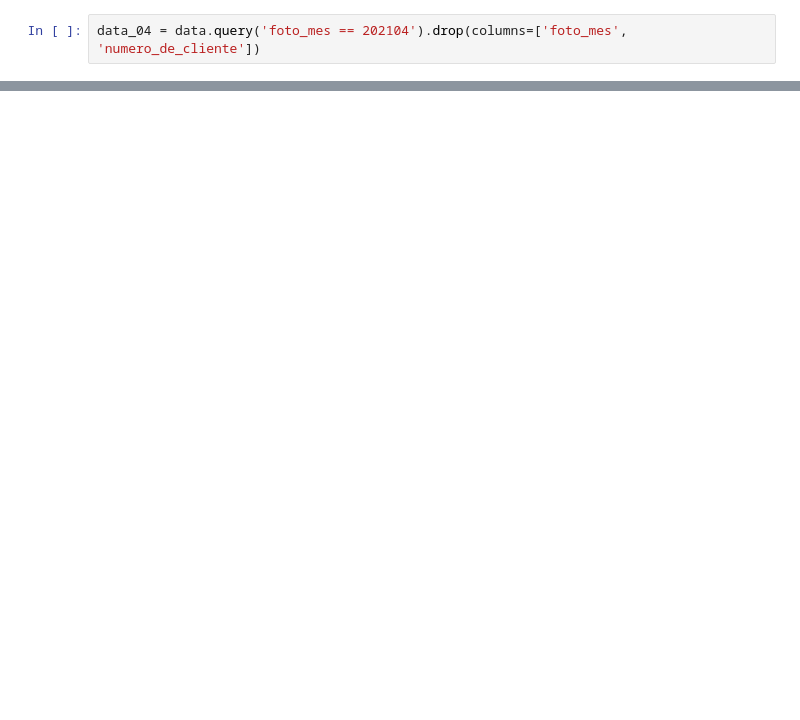
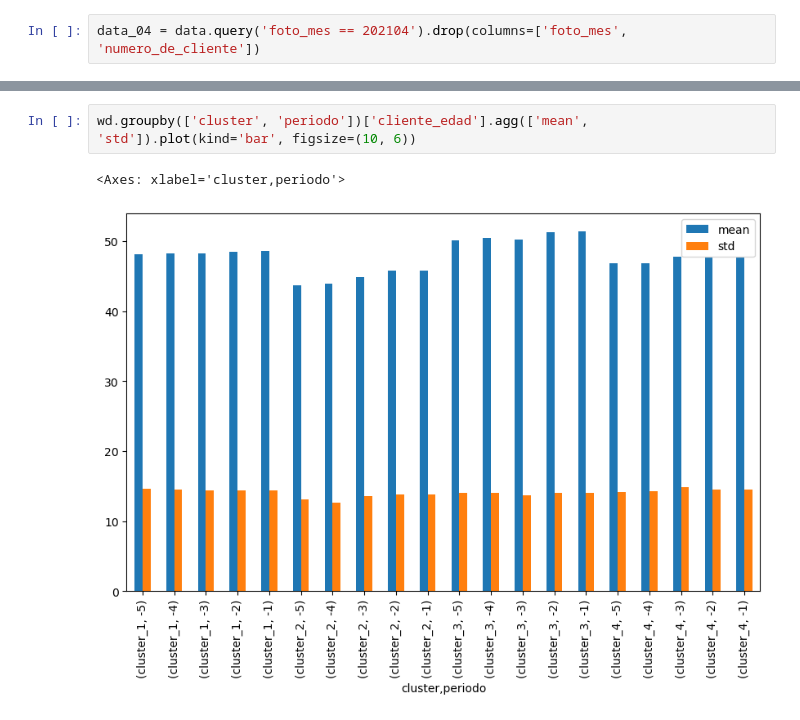
Before and after one commit to tizan25/dmeyf2024, a Jupyter notebook: s-manda/EDA.ipynb, the cells around one changed output, grey strips where cells are left out. Cells and saved outputs as stored; diff of their text form; blank space fills up the shorter version.

```diff
--- a/s-manda/EDA.ipynb
+++ b/s-manda/EDA.ipynb
@@ -30,0 +47,5 @@ KeyboardInterrupt:
+# %%
+wd.groupby(['cluster', 'periodo'])['cliente_edad'].agg(['mean', 'std']).plot(kind='bar', figsize=(10, 6))
+# %% [output]
+<Axes: xlabel='cluster,periodo'>
+[figure, added]
```
Also changed, not shown: parts of 10 cells of this notebook, 5 other files.
